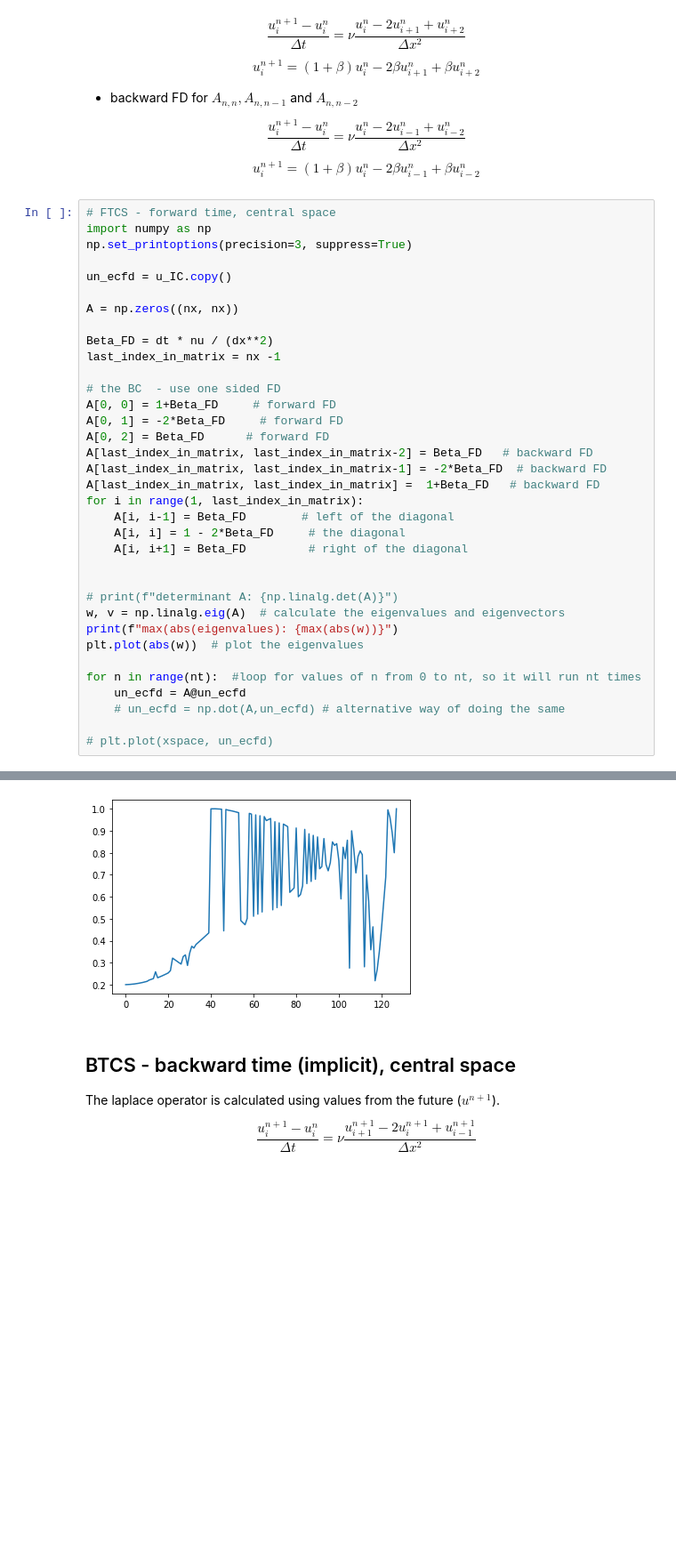
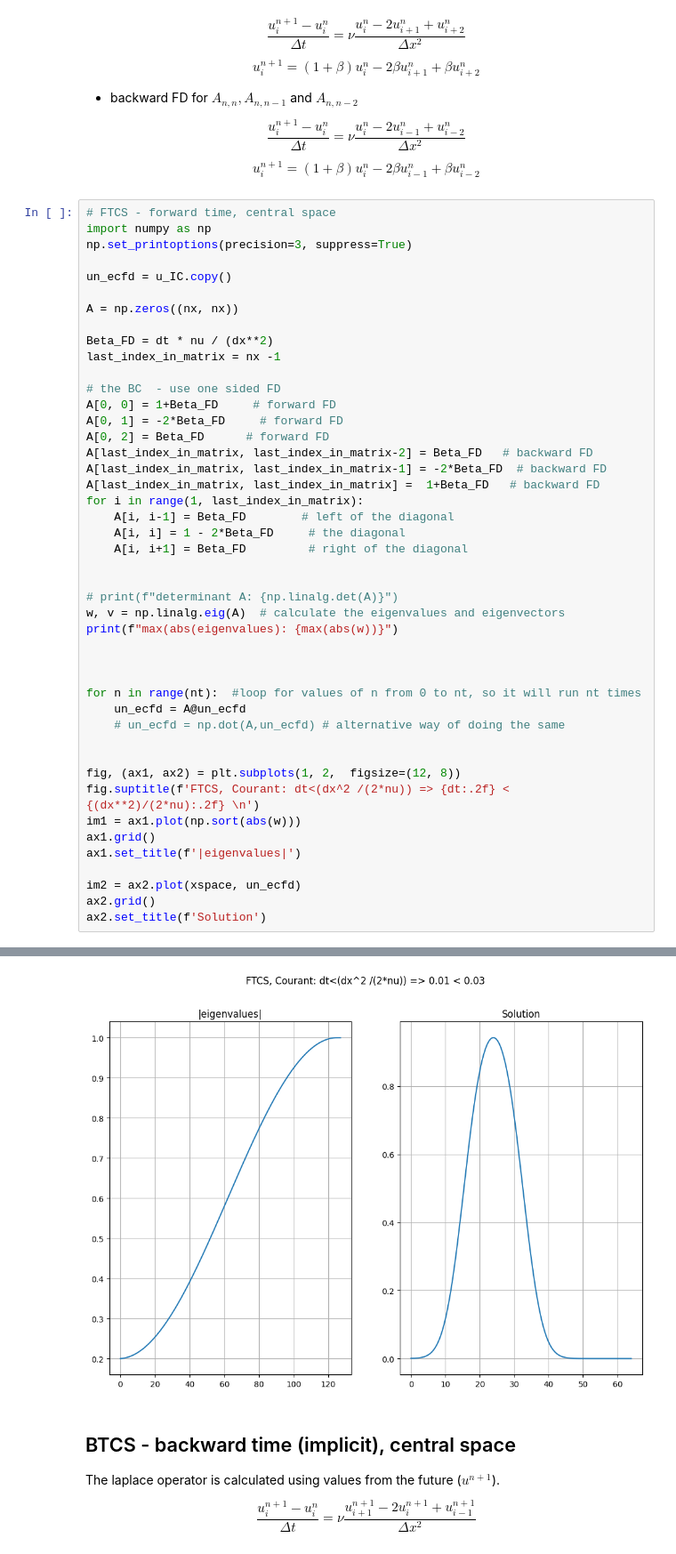
Before and after one commit to ggruszczynski/CFDPython, a Jupyter notebook: lab40_diffusion_and_laplace_eq/part2_diffusion_matrix_approach_SOLUTION.ipynb, the cells around one changed output, grey strips where cells are left out. Shown at 89% size. Drawn from its saved outputs; the diff is of its cells as text; blank space fills up the shorter version.

```diff
--- a/lab40_diffusion_and_laplace_eq/part2_diffusion_matrix_approach_SOLUTION.ipynb
+++ b/lab40_diffusion_and_laplace_eq/part2_diffusion_matrix_approach_SOLUTION.ipynb
@@ -148,11 +150,21 @@ for i in range(1, last_index_in_matrix):
 # print(f"determinant A: {np.linalg.det(A)}")
 w, v = np.linalg.eig(A)  # calculate the eigenvalues and eigenvectors
 print(f"max(abs(eigenvalues): {max(abs(w))}")
-plt.plot(abs(w))  # plot the eigenvalues
+
+
 
 for n in range(nt):  #loop for values of n from 0 to nt, so it will run nt times
     un_ecfd = A@un_ecfd
     # un_ecfd = np.dot(A,un_ecfd) # alternative way of doing the same
 
-# plt.plot(xspace, un_ecfd)
+
+fig, (ax1, ax2) = plt.subplots(1, 2,  figsize=(12, 8))
+fig.suptitle(f'FTCS, Courant: dt<(dx^2 /(2*nu)) => {dt:.2f} < {(dx**2)/(2*nu):.2f} \n')
+im1 = ax1.plot(np.sort(abs(w)))
+ax1.grid()
+ax1.set_title(f'|eigenvalues|')
+
+im2 = ax2.plot(xspace, un_ecfd)
+ax2.grid()
+ax2.set_title(f'Solution')
 # %% [output]
@@ -160,4 +173,4 @@ max(abs(eigenvalues): 1.0000000008934093
-[figure, old version]
+[figure, new version]
 # %% [markdown]
 ## BTCS - backward time (implicit), central space
 
```
Also changed, not shown: parts of 4 cells of this notebook.
